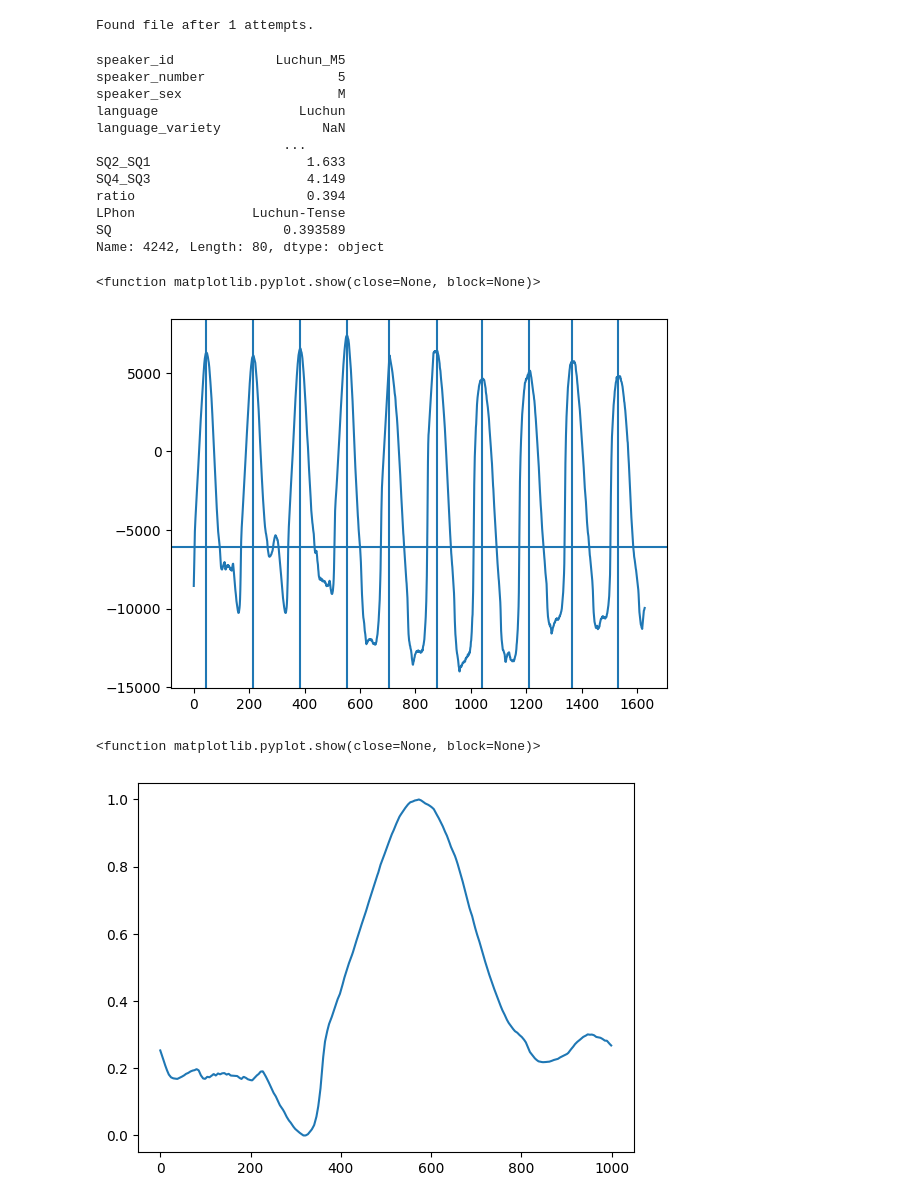
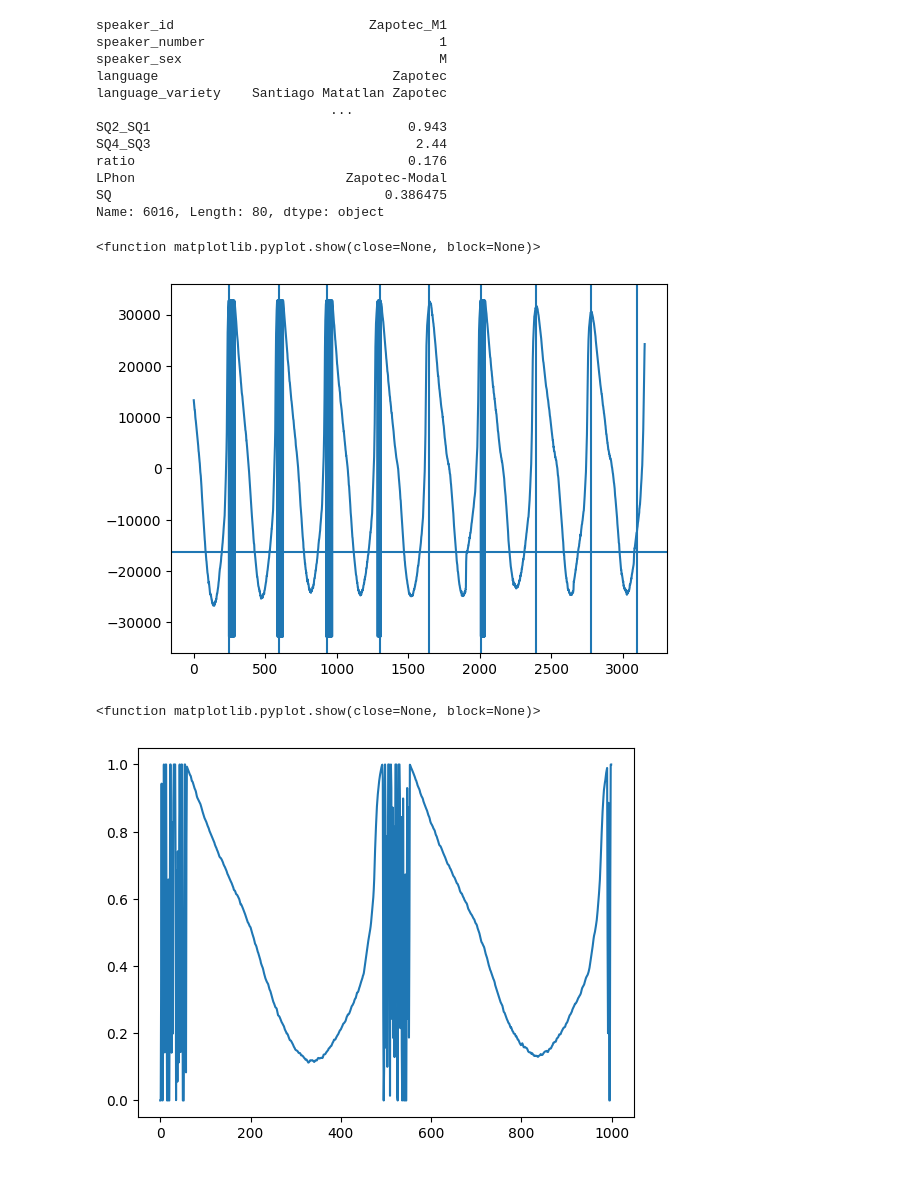
Before and after one commit to henry-h22/voice_quality_honorsthesis, a Jupyter notebook: FPCA_preprocessing.ipynb, the cells around one changed output. Drawn from its saved outputs; the diff is of its cells as text; code cells hidden in the pictures.

```diff
--- a/FPCA_preprocessing.ipynb
+++ b/FPCA_preprocessing.ipynb
@@ -5,24 +5,24 @@ from egg_io import *
 from fpca_preprocess import *
 import matplotlib.pyplot as plt
 all_data = pd.read_csv("voiceSauce.csv")
-TIMEPOINT = 5
+TIMEPOINT = 4
 # %%
-savedRow = random_test_file(all_data)
+# savedRow = random_test_file(all_data)
+savedRow = grabSpecificFile(all_data, 'egg_melt/Zapotec/speaker1M_eM3.wav')
 savedRow
 # %% [output]
-Found file after 1 attempts.
+speaker_id                         Zapotec_M1
+speaker_number                              1
+speaker_sex                                 M
+language                              Zapotec
+language_variety    Santiago Matatlan Zapotec
+                              ...
+SQ2_SQ1                                 0.943
+SQ4_SQ3                                  2.44
+ratio                                   0.176
+LPhon                           Zapotec-Modal
+SQ                                   0.386475
+Name: 6016, Length: 80, dtype: object
-speaker_id             Luchun_M5
-speaker_number                 5
-speaker_sex                    M
-language                  Luchun
-language_variety             NaN
-                        ...
-SQ2_SQ1                    1.633
-SQ4_SQ3                    4.149
-ratio                      0.394
-LPhon               Luchun-Tense
-SQ                      0.393589
-Name: 4242, Length: 80, dtype: object
 # %%
 samplerate, data = wavfile.read(filepath(savedRow))
 startSample, endSample = sampleEndpoints(savedRow.segment_start, savedRow.segment_end, samplerate, timepoint = TIMEPOINT)
@@ -38,16 +38,16 @@ plt.axhline(threshold)
 plt.show
 # %% [output]
 <function matplotlib.pyplot.show(close=None, block=None)>
-[figure, old version]
+[figure, new version]
 # %%
-clipped_egg = clip_egg(egg, threshold, peaks[0])
+clipped_egg = clip_egg(egg, threshold, peaks)
 # TODO: we're getting list index out of range here, in low-F0 cases. look into that if it happens a bunch!
 # TODO: also, a lot of the gujarati data is reeeally choppy, i'd look into ways of making this algorithm more robust!
 # ^ further, sometimes even in other languages the threshold is too low. raising it would come at the cost of research backing, but might give us more pages!!!
 final = normalize_egg(clipped_egg)
 
 plt.plot(final)
 plt.show
 # %% [output]
 <function matplotlib.pyplot.show(close=None, block=None)>
-[figure, old version]
+[figure, new version]
```
Also changed, not shown: 2 other files.
